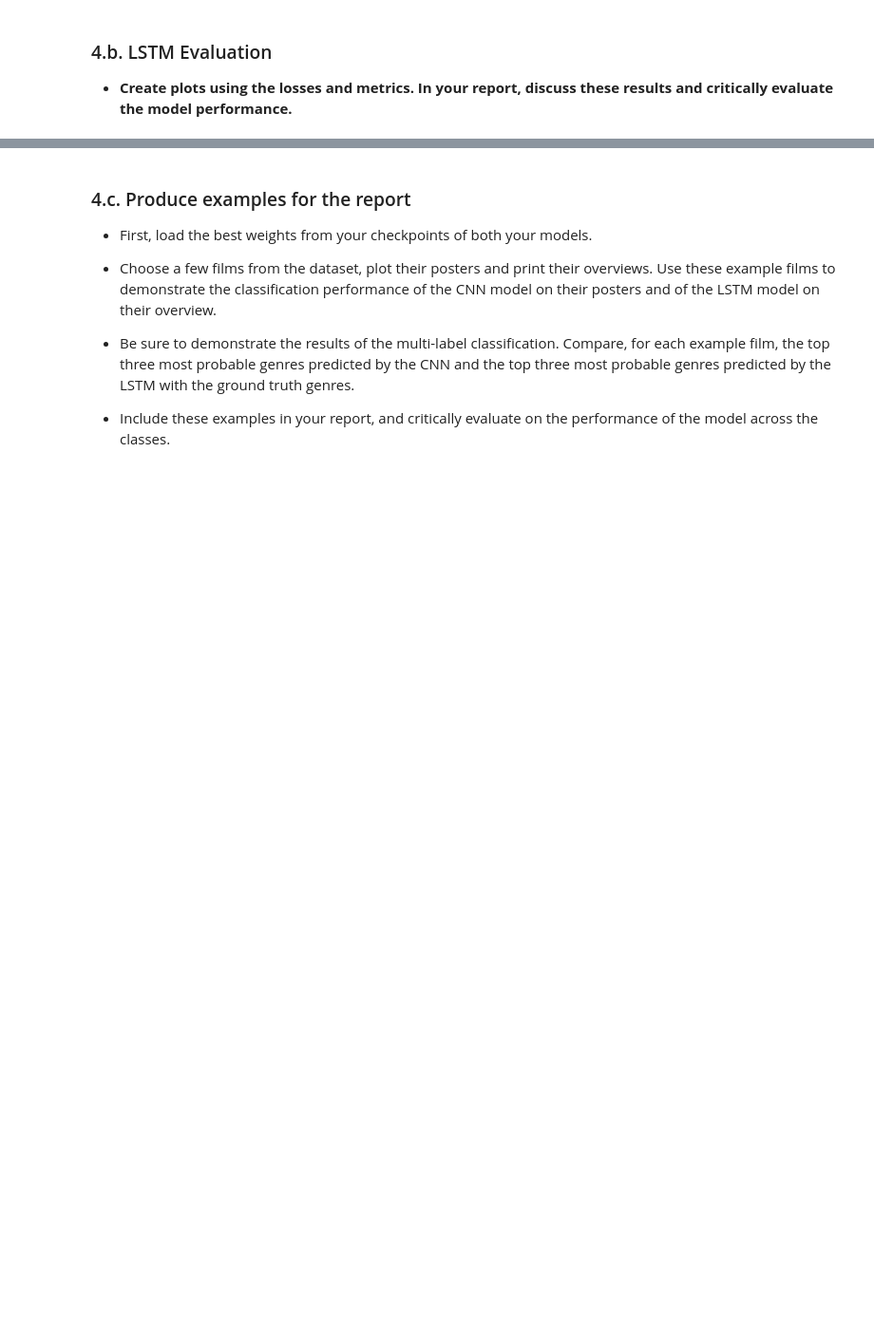
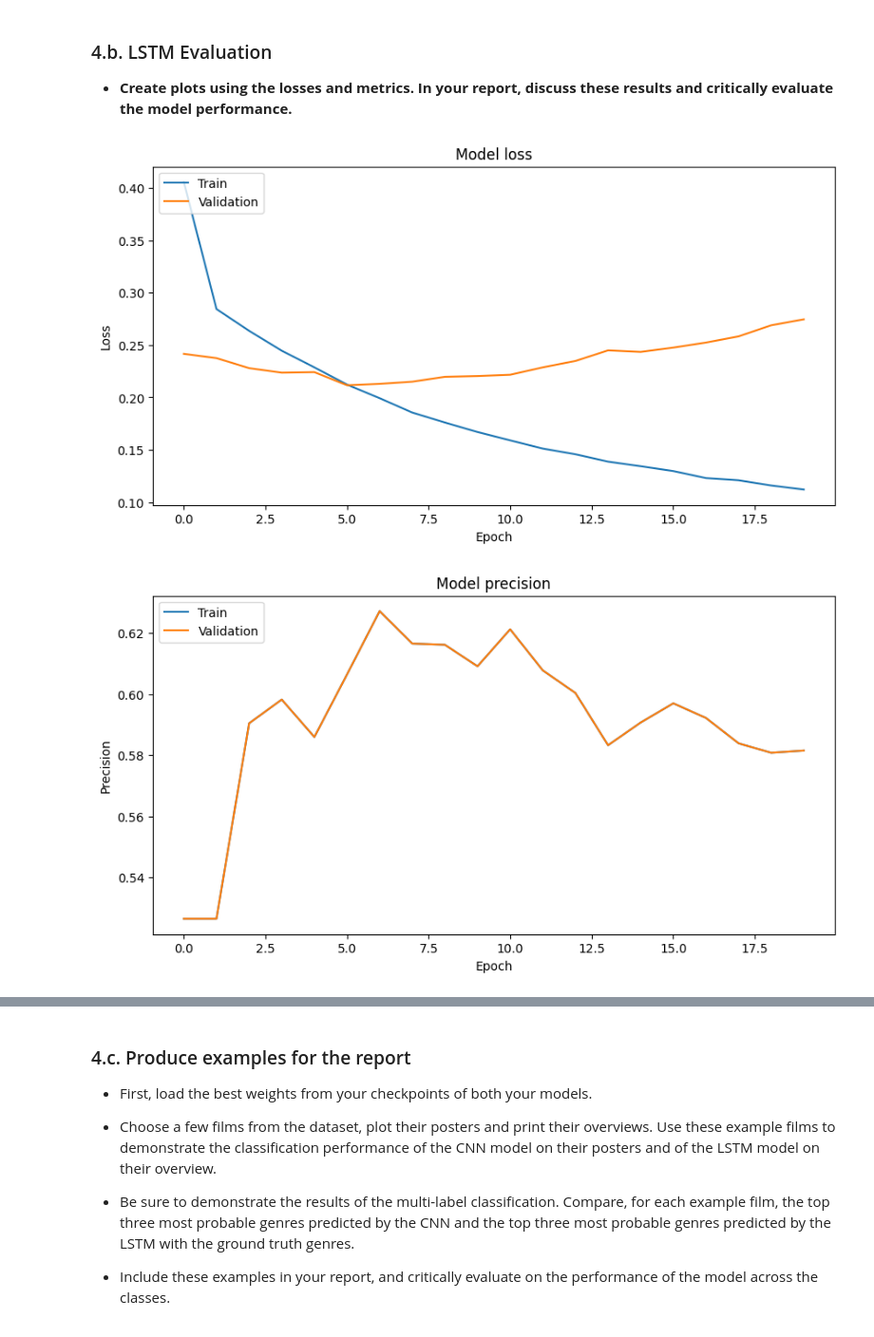
Before and after one commit to AjayRahulRaja/Applied_Data_Science-_2, a Jupyter notebook: Keras_Assignment_Dec2024.ipynb, the cells around one changed output, grey strips where cells are left out. Shown at 95% size. Saved outputs shown, nothing was run; the diff lists cells and outputs as text; code cells hidden in the pictures; blank space fills up the shorter version.

````diff
--- a/Keras_Assignment_Dec2024.ipynb
+++ b/Keras_Assignment_Dec2024.ipynb
@@ -388,7 +355,7 @@ cnn_model.compile(
 ### Set up the embedding layer. The input_dim is the length of the vocab, and
 ### the output_dim must be 256. You should also set mask_zero=True.
 
-embedder = tf.keras.layers.Embedding(input_dim=len(encoder.get_vocabulary()), output_dim=256, mask_zero=True)
+embedder = tf.keras.layers.Embedding(input_dim=len(encoder.get_vocabulary()), output_dim=265, mask_zero=True)
 # %% [markdown]
 * Use ```tf.keras.Sequential``` to build a keras sequential model, with the following layers:
 
@@ -668,0 +611,35 @@ plt.show()
+# %%
+# CodeGrade Tag Ex4b-i
+
+#Complete here
+plt.figure(figsize=(10, 5))
+plt.plot(lstm_history.history['loss'])
+plt.plot(lstm_history.history['val_loss'])
+plt.title('Model loss')
+plt.ylabel('Loss')
+plt.xlabel('Epoch')
+plt.legend(['Train', 'Validation'], loc='upper left')
+plt.show()
+
+# Plot training & validation precision values
+plt.figure(figsize=(10, 5))
+plt.plot(lstm_history.history['val_precision_1'])
+plt.plot(lstm_history.history['val_precision_1'])
+plt.title('Model precision')
+plt.ylabel('Precision')
+plt.xlabel('Epoch')
+plt.legend(['Train', 'Validation'], loc='upper left')
+plt.show()
+
+# Plot training & validation recall values
+plt.figure(figsize=(10, 5))
+plt.plot(lstm_history.history['recall_1'])
+plt.plot(lstm_history.history['val_recall_1'])
+plt.title('Model recall')
+plt.ylabel('Recall')
+plt.xlabel('Epoch')
+plt.legend(['Train', 'Validation'], loc='upper left')
+plt.show()
+# %% [output]
+[figure, added]
+[figure, added]
````
Also changed, not shown: parts of 20 cells of this notebook.
